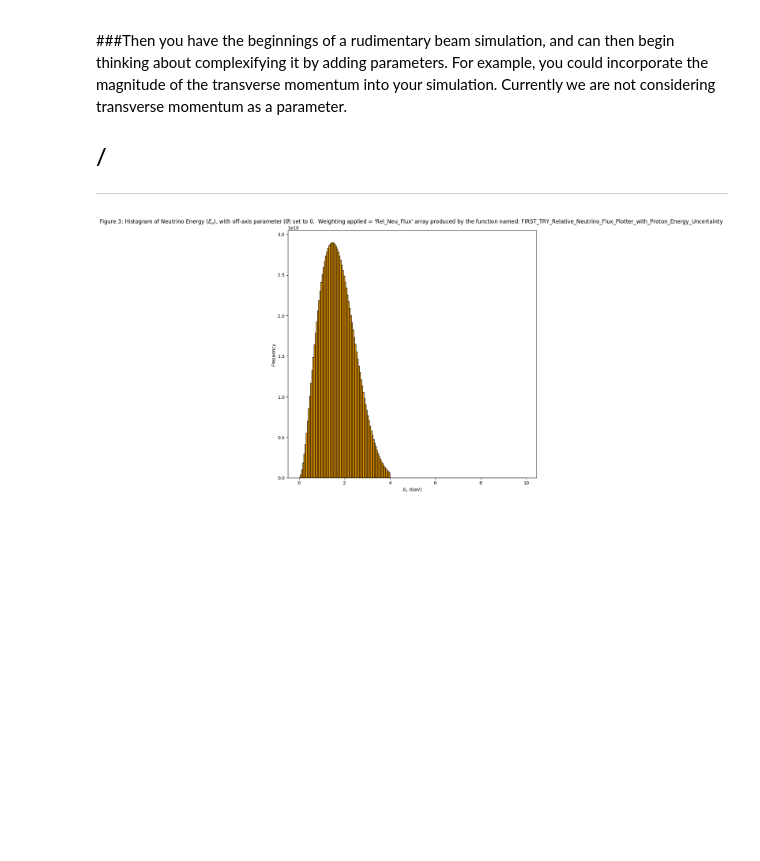
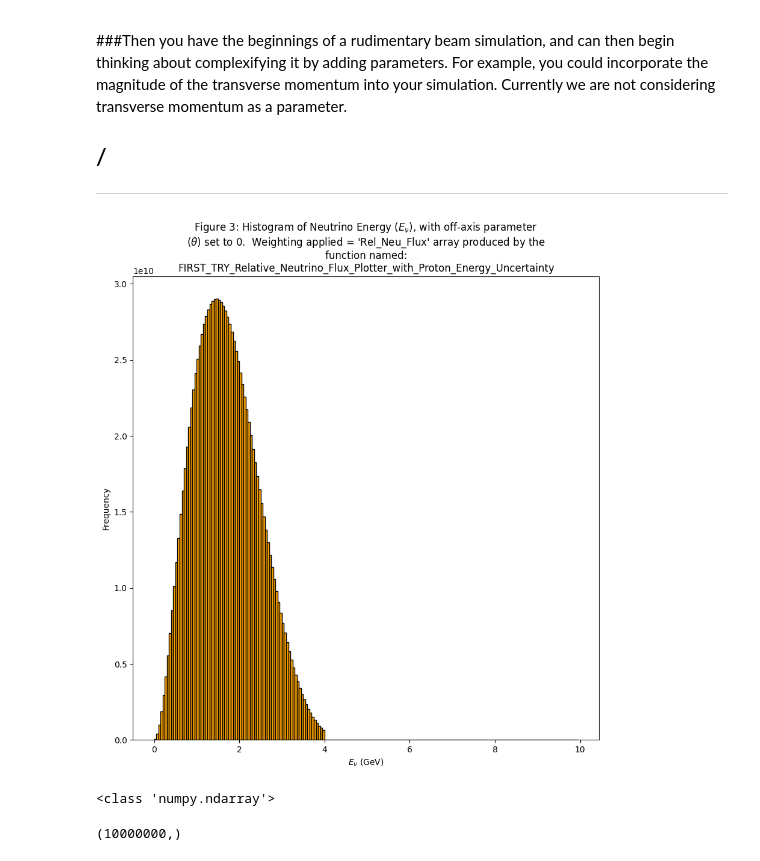
Before and after one commit to MrD0balina/Fourth-Year-Project---Neutrino-Oscillations, a Jupyter notebook: Week_7_Pion_Plots_and_Interpolation_work_First_Implementation_of_Pion_Weighting_First_use_of_actual_Near_Detector_dimensions.ipynb, the cells around one changed output. Drawn from its saved outputs; the diff is of its cells as text; code cells hidden in the pictures; blank space fills up the shorter version.

Commit message:
Issue with Proton energy, order of mag out?

```diff
--- a/Week_7_Pion_Plots_and_Interpolation_work_First_Implementation_of_Pion_Weighting_First_use_of_actual_Near_Detector_dimensions.ipynb
+++ b/Week_7_Pion_Plots_and_Interpolation_work_First_Implementation_of_Pion_Weighting_First_use_of_actual_Near_Detector_dimensions.ipynb
@@ -762,20 +762,29 @@ def FIRST_TRY_Relative_Neutrino_Flux_Plotter_with_Proton_Energy_Uncertainty( the
 
         E_v = E_v[:i]
 
-        return E_v , Rel_Neu_Flux , E_pro_array
+        return E_v , Rel_Neu_Flux , E_pro_array , E_pi
 # %%
-x_1 , y_1 , z_1 = FIRST_TRY_Relative_Neutrino_Flux_Plotter_with_Proton_Energy_Uncertainty( 0.00 )
+x_1 , y_1 , z_1 , E_pi_datatype_test = FIRST_TRY_Relative_Neutrino_Flux_Plotter_with_Proton_Energy_Uncertainty( 0.00 )
 
 plt.figure(figsize=(10, 10))
 #plt.plot( x_1 , y_1 , "-o" , color = "brown", linewidth = 0.5 , markersize = 1, label = r'$\theta$ = 0.014' )
 
 plt.hist( x_1 , bins = np.arange( 0 , 10 , 0.05 )  , weights =  y_1 , edgecolor = "black" , ls = "-" , color = "orange" )
 
-plt.title(r"Figure 3: Histogram of Neutrino Energy ($E_{\nu}$), with off-axis parameter ($\theta$) set to 0.  Weighting applied = 'Rel_Neu_Flux' array produced by the function named: FIRST_TRY_Relative_Neutrino_Flux_Plotter_with_Proton_Energy_Uncertainty  ")
+plt.title("\n".join(wrap(r"Figure 3: Histogram of Neutrino Energy ($E_{\nu}$), with off-axis parameter ($\theta$) set to 0.  Weighting applied = 'Rel_Neu_Flux' array produced by the function named: FIRST_TRY_Relative_Neutrino_Flux_Plotter_with_Proton_Energy_Uncertainty  " , 80 ) ) )
+
+# plt.title("\n".join(wrap(r"Figure 7: Comparison of best interpolated line and the data plotted in Figure 5" , 120 ) ) )
+
+
+
 
 plt.xlabel(r"$E_{\nu}$ (GeV)")
 plt.ylabel("Frequency")
 
 plt.show()
 # %% [output]
-[figure, old version]
+[figure, new version]
+# %%
+print(type(E_pi_datatype_test))
+# %% [output]
+<class 'numpy.ndarray'>
@@ -781,0 +835,7 @@ plt.show()
+# %%
+x_1 , y_1 , z_1 , E_pi_datatype_test_2 = FIRST_TRY_Relative_Neutrino_Flux_Plotter_includes_Proton_Energy_Uncertainty_and_Pion_Weighting( 0.00 )
+
+
+np.shape(E_pi_datatype_test_2)
+# %% [output]
+(10000000,)
```
Also changed, not shown: parts of 1 cell of this notebook.
